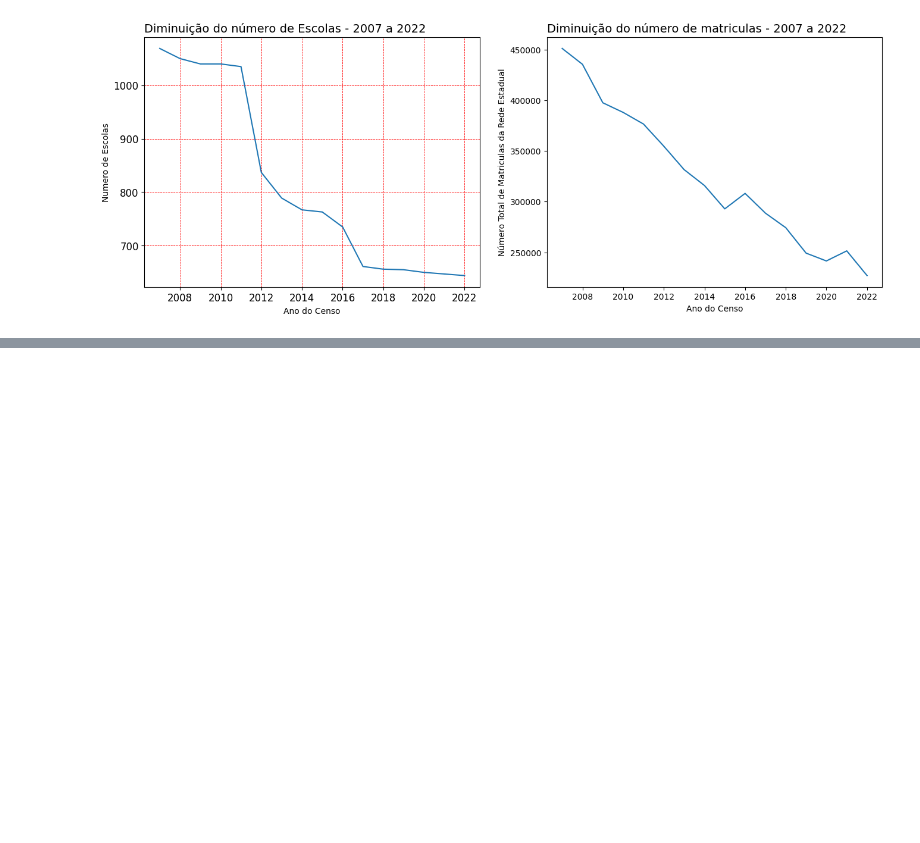
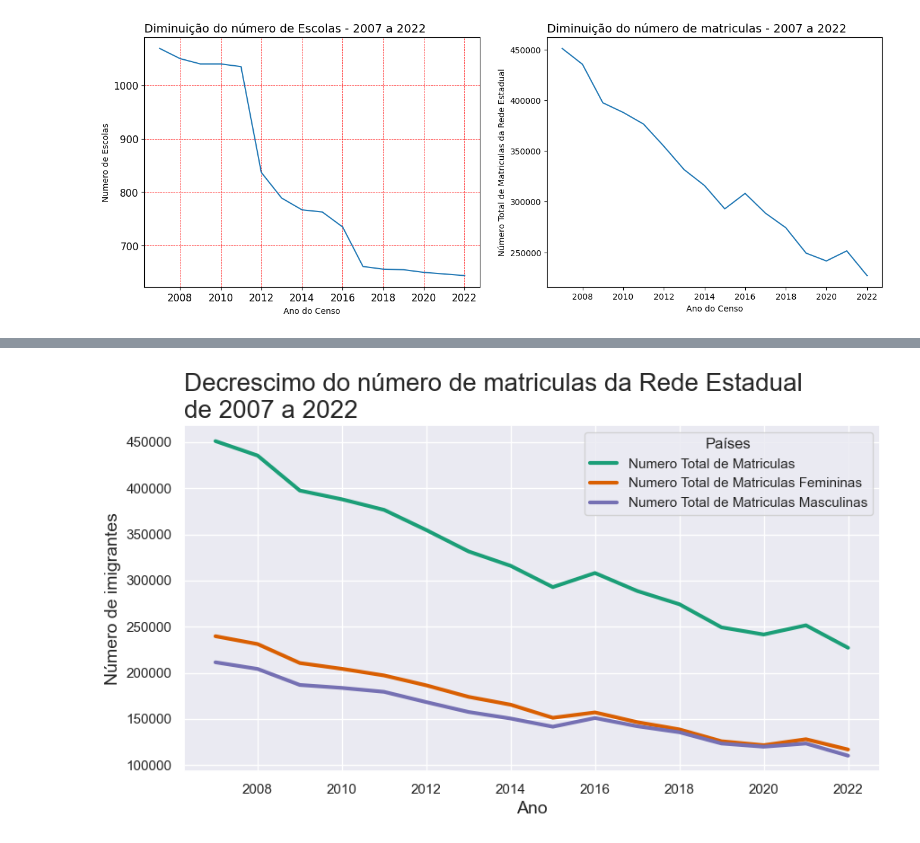
Before and after one commit to rivaldo/estatistica_basica_revisao, a Jupyter notebook: Curso de Estatística/estudo_censo.ipynb, the cells around one changed output, grey strips where cells are left out. Cells and saved outputs as stored; diff of their text form; code cells hidden in the pictures; blank space fills up the shorter version.

```diff
--- a/Curso de Estatística/estudo_censo.ipynb
+++ b/Curso de Estatística/estudo_censo.ipynb
@@ -119,0 +171,19 @@ ax = ax
+# %%
+sns.set_theme()
+sns.set_palette('Dark2')
+
+fig, ax = plt.subplots(figsize=(10, 5))
+ax = sns.lineplot(quantitativo_matriculas['Educação Básica - Total'], lw=3, label='Numero Total de Matriculas')
+ax = sns.lineplot(quantitativo_matriculas['Educação Básica - Total Feminino'], lw=3, label='Numero Total de Matriculas Femininas')
+ax = sns.lineplot(quantitativo_matriculas['Educação Básica - Total Masculino'], lw=3, label='Numero Total de Matriculas Masculinas')
+ax.set_title('Decrescimo do número de matriculas da Rede Estadual\nde 2007 a 2022', loc='left', fontsize=20)
+ax.set_xlabel('Ano', fontsize=14)
+ax.set_ylabel('Número de imigrantes', fontsize=14)
+
+
+
+ax.legend(title='Países', loc='upper right', bbox_to_anchor=(1.0, 1.0))
+
+plt.show()
+# %% [output]
+[figure, added]
```
Also changed, not shown: parts of 8 cells of this notebook, 1 other file.
